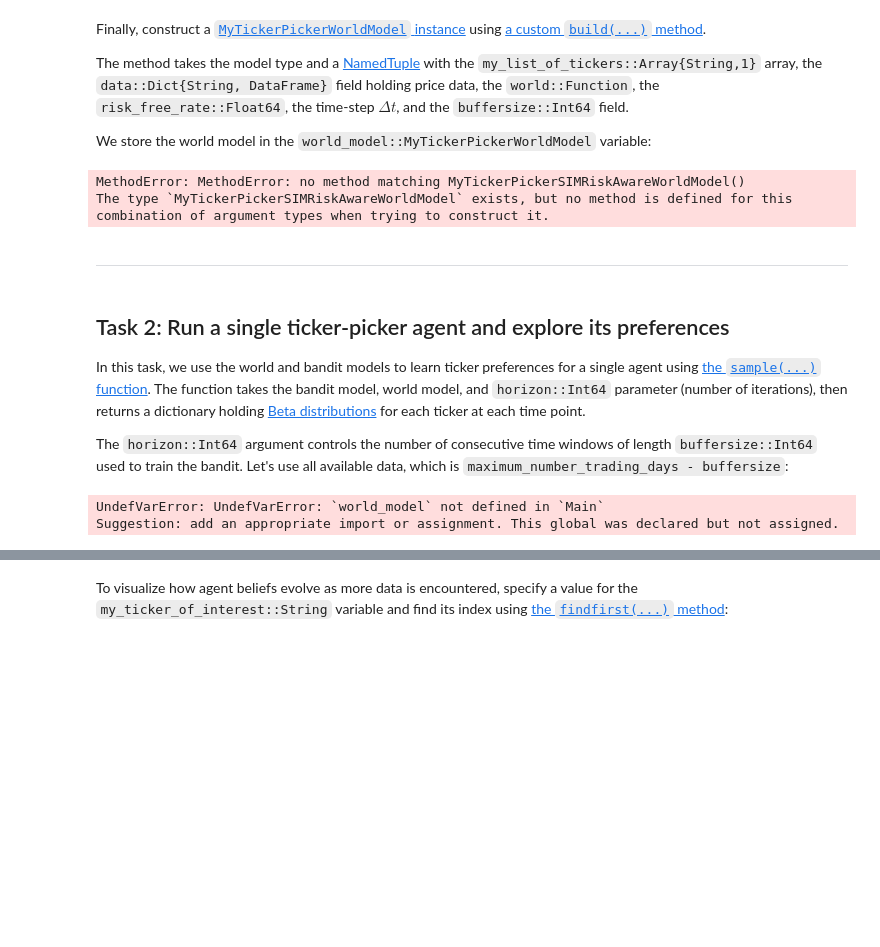
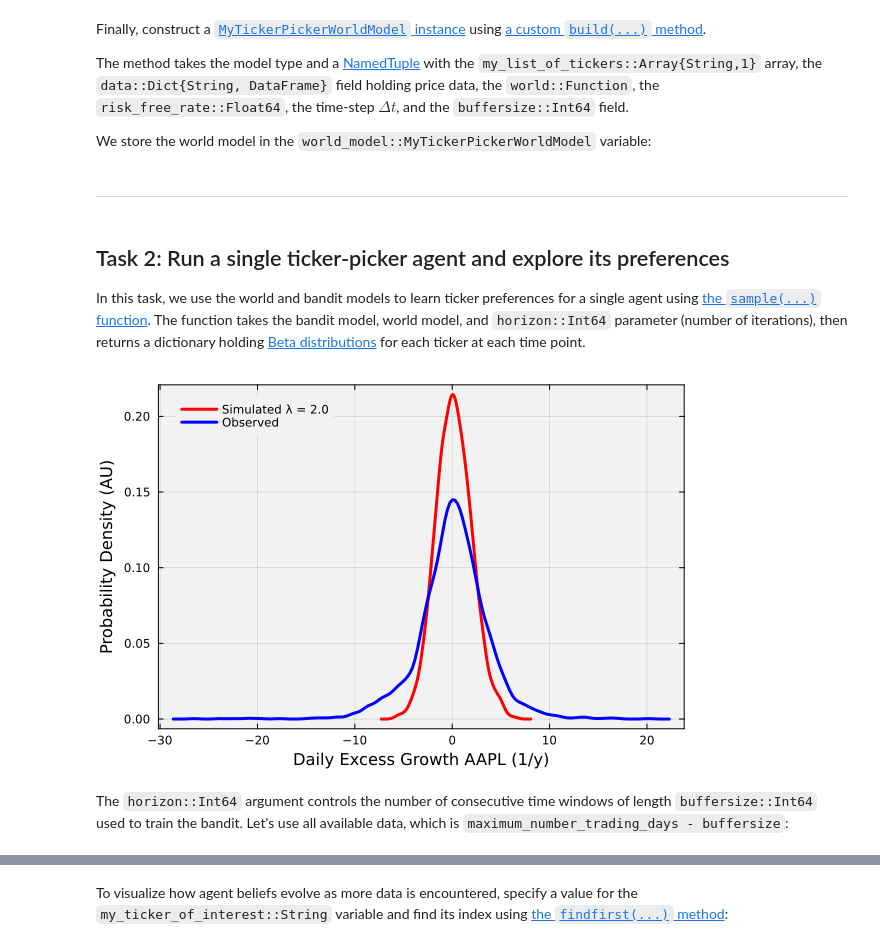
Before and after one commit to sp2229/CHEME-5660-CourseRepository-Fall-2025, a Jupyter notebook: lectures/week-14/L14a/CHEME-5660-L14a-Example-RiskAware-BBBP-Ticker-Picker-Fall-2025.ipynb, the cells around one changed output, grey strips where cells are left out. Drawn from its saved outputs; the diff is of its cells as text; code cells hidden in the pictures; blank space fills up the shorter version.

```diff
--- a/lectures/week-14/L14a/CHEME-5660-L14a-Example-RiskAware-BBBP-Ticker-Picker-Fall-2025.ipynb
+++ b/lectures/week-14/L14a/CHEME-5660-L14a-Example-RiskAware-BBBP-Ticker-Picker-Fall-2025.ipynb
@@ -141,7 +126,7 @@ Specify the list of tickers to examine in the `my_list_of_tickers::Array{String,
 # %%
 my_list_of_tickers, K = let
 
-    my_tickers = ["MRK", "PFE", "JNJ", "MET", "NFLX", "AAPL", "AMD", "MU", "NVDA", "INTC", "MSFT", "SPY", "MMM",
+    my_tickers = ["AAPL", "MRK", "PFE", "JNJ", "MET", "NFLX", "AMD", "MU", "NVDA", "INTC", "MSFT", "SPY", "MMM",
     "UNH", "JPM", "OXY", "TSLA", "PEP", "PG", "CMCSA", "ECL", "SRE", "BAC", "C", "WFC", "QQQ", "KR", "WMT", "GS", "LLY"];
     K = unique(my_tickers) |> i-> length(i)
 
@@ -204,15 +189,13 @@ function world(start::Int64, action::Int64, worldmodel::MyTickerPickerSIMRiskAwa
 
     # get the SIM parameters for this ticker -
     sim_params = parameters[ticker_symbol];
-    αᵢ = sim_params.α; # asset i sensitivity to market
-    βᵢ = sim_params.β; # asset i intercept
-    gᵢ = αᵢ/RF + (βᵢ/RF)*Ḡₘ;
-
-    # compute the risk-free wealth growth over the horizon -
-    W_risk_free = exp(buffersize*risk_free_rate*Δt);
-    W_ticker = exp(gᵢ*buffersize*Δt);
+    αᵢ = sim_params.alpha; # asset i intercept
+    βᵢ = sim_params.beta; # asset i sensitivity to market
+    TV = sim_params.training_variance; # asset i total variance
+    σᵢ = (1/RF)*sqrt(Δt*TV); # asset i standard deviation
+    gᵢ = (αᵢ/RF) + (βᵢ/RF)*(Ḡₘ)+(σᵢ*randn()); # adjusted growth rate for asset i
 
     # Are we better or worse relative to the risk-free investment?
-    (W_ticker > W_risk_free) ? result_flag = 1 : result_flag = 0;
+    (gᵢ > Ḡₘ) ? result_flag = 1 : result_flag = 0;
     return result_flag;
 end;
@@ -244,27 +221,68 @@ world_model = let
         tickers = my_list_of_tickers,
         parameters = sim_model_parameters,
         world = world,
+        Ḡₘ = Ḡₘ,
         risk = risk,
         risk_free_rate = risk_free_rate,
         Δt = Δt,
-        buffersize = buffersize,
+        buffersize = 0, # how many time steps to look ahead
     ));
 
     world_model; # return
 end;
-# %% [output]
-MethodError: MethodError: no method matching MyTickerPickerSIMRiskAwareWorldModel()
-The type `MyTickerPickerSIMRiskAwareWorldModel` exists, but no method is defined for this combination of argument types when trying to construct it.
 # %% [markdown]
 ___
 # %% [markdown]
 ## Task 2: Run a single ticker-picker agent and explore its preferences
 In this task, we use the world and bandit models to learn ticker preferences for a single agent using [the `sample(...)` function](https://varnerlab.github.io/VLQuantitativeFinancePackage.jl/dev/bandits/#VLQuantitativeFinancePackage.sample-Tuple{MyEpsilonSamplingBanditModel,%20MyTickerPickerWorldModel}). The function takes the bandit model, world model, and `horizon::Int64` parameter (number of iterations), then returns a dictionary holding [Beta distributions](https://juliastats.org/Distributions.jl/stable/univariate/#Distributions.Beta) for each ticker at each time point.
-
-The `horizon::Int64` argument controls the number of consecutive time windows of length `buffersize::Int64` used to train the bandit. Let's use all available data, which is `maximum_number_trading_days - buffersize`:
+# %%
+let
+
+    # what is the decsion that are making?
+    mytestticker = "AAPL";
+    worldmodel = world_model;
+    trials = 1000;
+
+    # what is the observed excess return distribution for this ticker?
+    Rᵢ = findfirst(x-> x == mytestticker, my_list_of_tickers) |> k-> all_firms_excess_return_matrix[:,k];
+
+    # get data from the world model -
+    tickers = worldmodel.tickers; # what is my list of tickers?
+    parameters = worldmodel.parameters; # single index model parameters
+    risk_free_rate = worldmodel.risk_free_rate; # risk-free rate
+    Δt = worldmodel.Δt; # time step
+    Ḡₘ = worldmodel.Ḡₘ; # mean market growth rate
+    buffersize = worldmodel.buffersize; # how many time steps to look ahead
+    riskfactors = worldmodel.risk; # risk dictionary
+
+    # grab the ticker we are looking at?
+    ticker_symbol = mytestticker;
+    RF = riskfactors[ticker_symbol]; # risk factor for this ticker
+
+    # get the SIM parameters for this ticker -
+    sim_params = parameters[ticker_symbol];
+    αᵢ = sim_params.alpha; # asset i intercept
+    βᵢ = sim_params.beta; # asset i sensitivity to market
+    TV = sim_params.training_variance; # asset i total variance
+    σᵢ = sqrt(Δt*TV); # asset i standard deviation
+
+    μ = Array{Float64}(undef, trials);
+    for j ∈ 1:trials
+        gᵢ = αᵢ/RF + (βᵢ/RF)*(Ḡₘ)+(σᵢ*randn())/RF; # adjusted growth rate for asset i
+        μ[j] = gᵢ;
+    end
+
+    density(μ, c=:red, legend = false, lw=3, label="Simulated λ = $(λ)");
+    density!(Rᵢ, c=:blue, legend = false, label="Observed", lw=3);
+    plot!(bg="gray95", background_color_outside="white", framestyle = :box, fg_legend = :transparent, legend=:topleft);
+    xlabel!("Daily Excess Growth $(mytestticker) (1/y)", fontsize=18)
+    ylabel!("Probability Density (AU)", fontsize=18)
+
+end
+# %% [output]
+[figure, added]
+# %% [markdown]
+The `horizon::Int64` argument controls the number of consecutive time windows of length `buffersize::Int64` used to train the bandit. Let's use all available data, which is `maximum_number_trading_days - buffersize`:
 # %%
 time_sample_results_dict_eps = VLQuantitativeFinancePackage.sample(bandit_model, world_model;
-    horizon = (maximum_number_trading_days - buffersize));
+    horizon = number_of_training_steps);
-# %% [output]
-UndefVarError: UndefVarError: `world_model` not defined in `Main`
-Suggestion: add an appropriate import or assignment. This global was declared but not assigned.
```
Also changed, not shown: parts of 11 cells of this notebook.
